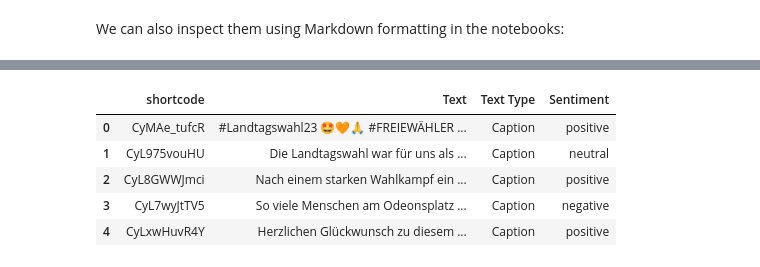
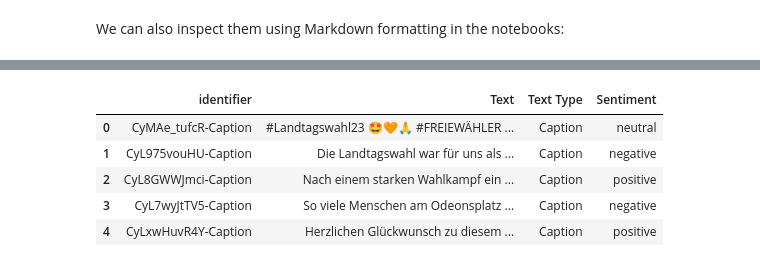
Before and after one commit to michaelachmann/social-media-lab, a Jupyter notebook: notebooks/2023_12_11_GPT_Text_Classification.ipynb, the cells around one changed output, grey strips where cells are left out. Drawn from its saved outputs; the diff is of its cells as text; code cells hidden in the pictures.

```diff
--- a/notebooks/2023_12_11_GPT_Text_Classification.ipynb
+++ b/notebooks/2023_12_11_GPT_Text_Classification.ipynb
@@ -246,7 +257,7 @@ MOCK = False # @param {type: "boolean"}
 #@markdown Do you want to reset the cost estimation when running the query?
 RESET_COST = True # @param {type: "boolean"}
 #@markdown Do you want to run the request on a smaller sample of the whole data? (Useful for testing). Enter 0 to run on the whole dataset.
-SAMPLE_SIZE = 5 # @param {type: "number", min: 0}
+SAMPLE_SIZE = 25 # @param {type: "number", min: 0}
 
 #@markdown Which model do you want to use?
 MODEL = "gpt-3.5-turbo-0613" # @param ["gpt-3.5-turbo-0613", "gpt-4-1106-preview", "gpt-4-0613"] {allow-input: true}
@@ -360,7 +364,7 @@ MOCK = False # @param {type: "boolean"}
 #@markdown Do you want to reset the cost estimation when running the query?
 RESET_COST = True # @param {type: "boolean"}
 #@markdown What's the column name to save the results of the data extraction task to?
-COLUMN = 'Sentiment' # @param {type: "string"}
+COLUMN = 'Sentiment_Few_Shot' # @param {type: "string"}
 #@markdown Do you want to run the request on a smaller sample of the whole data? (Useful for testing). Enter 0 to run on the whole dataset.
 SAMPLE_SIZE = 25 # @param {type: "number", min: 0}
 
@@ -530,11 +543,11 @@ The next command uses the above function to generate all necessary markdown tabl
 #@markdown What's the column name of the text column?
 TEXT_COLUMN = 'Text' # @param {type: "string"}
 #@markdown What's the column name of the text column?
-IDENTIFIER = 'shortcode' # @param {type: "string"}
+IDENTIFIER = 'identifier' # @param {type: "string"}
 #@markdown Which model do you want to use?
 MODEL = "gpt-4-0613" # @param ["gpt-3.5-turbo-0613", "gpt-4-1106-preview", "gpt-4-0613"] {allow-input: true}
 #@markdown Is there a maximum length of rows? (**Set a very high number, like 999, to disable this feature**)
-MAX_ROWS = 999 # @param {type: "number", min:0}
+MAX_ROWS = 5 # @param {type: "number", min:0}
 
 # Create a copy of your df. This is important! The batching process removes processed rows from the df.
 df_batch_copy = df.copy()
@@ -584,7 +597,7 @@ RESET_COST = True # @param {type: "boolean"}
 SAMPLE_SIZE = 1 # @param {type: "number", min: 0}
 
 #@markdown Filename for the **new** table that only contains sentiments.
-FILE_NAME = '/content/drive/MyDrive/2023-12-08-Posts-LTW-Sentiment' # @param {type: "string"}
+FILE_NAME = '/content/drive/MyDrive/2023-12-08-Posts-LTW-Sentiment.csv' # @param {type: "string"}
 
 #@markdown Name for the classification column
 CLASS_NAME = 'Sentiment' # @param {type: "string"}
@@ -679,9 +692,9 @@ new_df.head()
 # %%
-df[mask][['shortcode', 'Text', 'Text Type', 'Sentiment']].head()
+df[mask][['identifier', 'Text', 'Text Type', 'Sentiment']].head()
 # %% [output]
-|  | shortcode | Text | Text Type | Sentiment |
-| 0 | CyMAe_tufcR | #Landtagswahl23 🤩🧡🙏 #FREIEWÄHLER ... | Caption | positive |
-| 1 | CyL975vouHU | Die Landtagswahl war für uns als ... | Caption | neutral |
-| 2 | CyL8GWWJmci | Nach einem starken Wahlkampf ein ... | Caption | positive |
-| 3 | CyL7wyJtTV5 | So viele Menschen am Odeonsplatz ... | Caption | negative |
-| 4 | CyLxwHuvR4Y | Herzlichen Glückwunsch zu diesem ... | Caption | positive |
+|  | identifier | Text | Text Type | Sentiment |
+| 0 | CyMAe_tufcR-Caption | #Landtagswahl23 🤩🧡🙏 #FREIEWÄHLER ... | Caption | neutral |
+| 1 | CyL975vouHU-Caption | Die Landtagswahl war für uns als ... | Caption | negative |
+| 2 | CyL8GWWJmci-Caption | Nach einem starken Wahlkampf ein ... | Caption | positive |
+| 3 | CyL7wyJtTV5-Caption | So viele Menschen am Odeonsplatz ... | Caption | negative |
+| 4 | CyLxwHuvR4Y-Caption | Herzlichen Glückwunsch zu diesem ... | Caption | positive |
```
Also changed, not shown: parts of 20 cells of this notebook.
